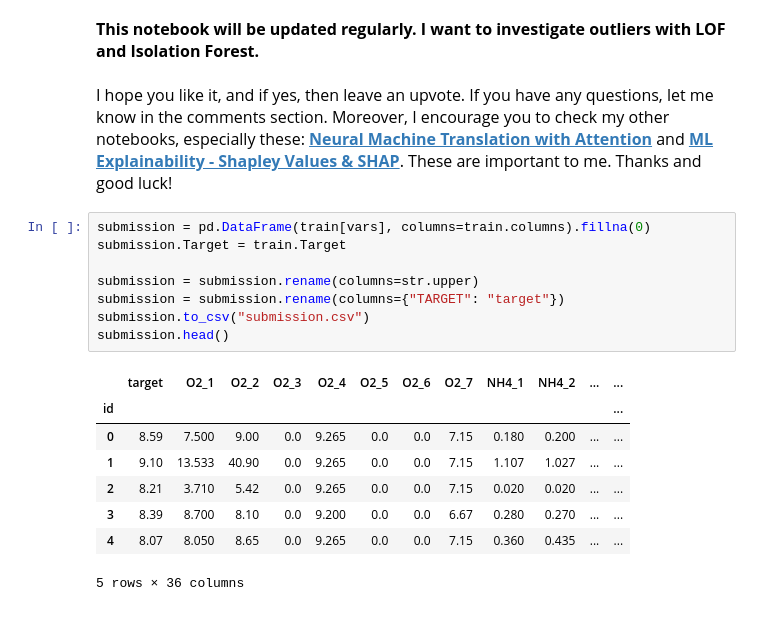
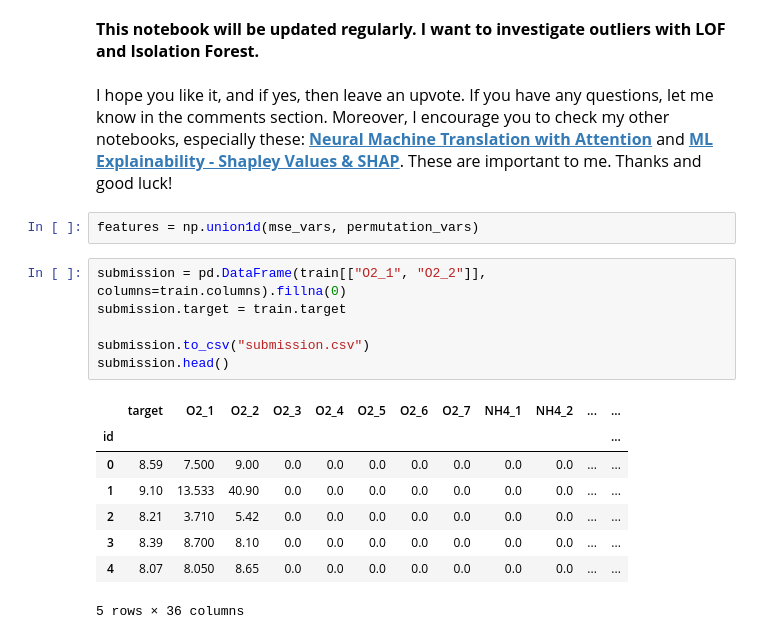
Before and after one commit to mateuszk098/kaggle-notebooks, a Jupyter notebook: playground_series_s3e21/oxygen_in_water_eda.ipynb, the cells around one changed output. Saved outputs shown, nothing was run; the diff lists cells and outputs as text.

```diff
--- a/playground_series_s3e21/oxygen_in_water_eda.ipynb
+++ b/playground_series_s3e21/oxygen_in_water_eda.ipynb
@@ -1338,20 +1504,20 @@ plt.show()
     <b>This notebook will be updated regularly. I want to investigate outliers with LOF and Isolation Forest.</b><br><br>
     I hope you like it, and if yes, then leave an upvote. If you have any questions, let me know in the comments section. Moreover, I encourage you to check my other notebooks, especially these: <a href="https://www.kaggle.com/code/mateuszk013/neural-machine-translation-with-attention"><b>Neural Machine Translation with Attention</b></a> and <a href="https://www.kaggle.com/code/mateuszk013/ml-explainability-shapley-values-shap"><b>ML Explainability - Shapley Values & SHAP</b></a>. These are important to me. Thanks and good luck!
 </p>
+# %%
+features = np.union1d(mse_vars, permutation_vars)
 # %%
-submission = pd.DataFrame(train[vars], columns=train.columns).fillna(0)
-submission.Target = train.Target
+submission = pd.DataFrame(train[["O2_1", "O2_2"]], columns=train.columns).fillna(0)
+submission.target = train.target
 
-submission = submission.rename(columns=str.upper)
-submission = submission.rename(columns={"TARGET": "target"})
 submission.to_csv("submission.csv")
 submission.head()
 # %% [output]
 |  | target | O2_1 | O2_2 | O2_3 | O2_4 | O2_5 | O2_6 | O2_7 | NH4_1 | NH4_2 | ... | ... |
 | id |  |  |  |  |  |  |  |  |  |  |  | ... |
-| 0 | 8.59 | 7.500 | 9.00 | 0.0 | 9.265 | 0.0 | 0.0 | 7.15 | 0.180 | 0.200 | ... | ... |
-| 1 | 9.10 | 13.533 | 40.90 | 0.0 | 9.265 | 0.0 | 0.0 | 7.15 | 1.107 | 1.027 | ... | ... |
-| 2 | 8.21 | 3.710 | 5.42 | 0.0 | 9.265 | 0.0 | 0.0 | 7.15 | 0.020 | 0.020 | ... | ... |
-| 3 | 8.39 | 8.700 | 8.10 | 0.0 | 9.200 | 0.0 | 0.0 | 6.67 | 0.280 | 0.270 | ... | ... |
-| 4 | 8.07 | 8.050 | 8.65 | 0.0 | 9.265 | 0.0 | 0.0 | 7.15 | 0.360 | 0.435 | ... | ... |
+| 0 | 8.59 | 7.500 | 9.00 | 0.0 | 0.0 | 0.0 | 0.0 | 0.0 | 0.0 | 0.0 | ... | ... |
+| 1 | 9.10 | 13.533 | 40.90 | 0.0 | 0.0 | 0.0 | 0.0 | 0.0 | 0.0 | 0.0 | ... | ... |
+| 2 | 8.21 | 3.710 | 5.42 | 0.0 | 0.0 | 0.0 | 0.0 | 0.0 | 0.0 | 0.0 | ... | ... |
+| 3 | 8.39 | 8.700 | 8.10 | 0.0 | 0.0 | 0.0 | 0.0 | 0.0 | 0.0 | 0.0 | ... | ... |
+| 4 | 8.07 | 8.050 | 8.65 | 0.0 | 0.0 | 0.0 | 0.0 | 0.0 | 0.0 | 0.0 | ... | ... |
 5 rows × 36 columns
```
Also changed, not shown: parts of 20 cells of this notebook.
